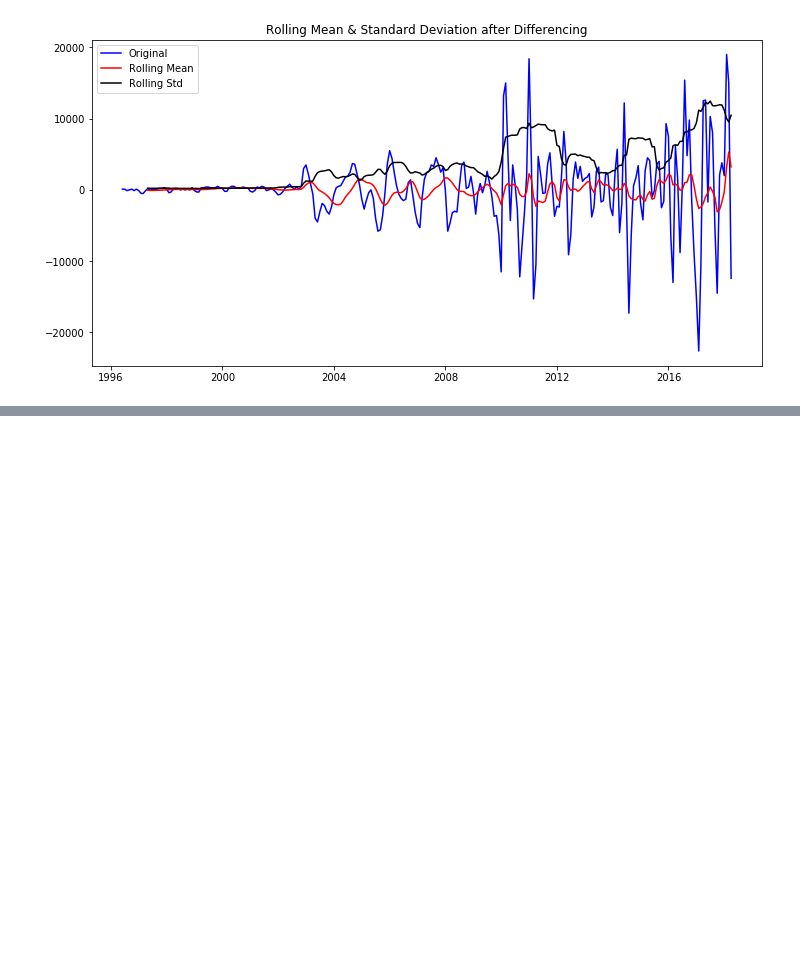
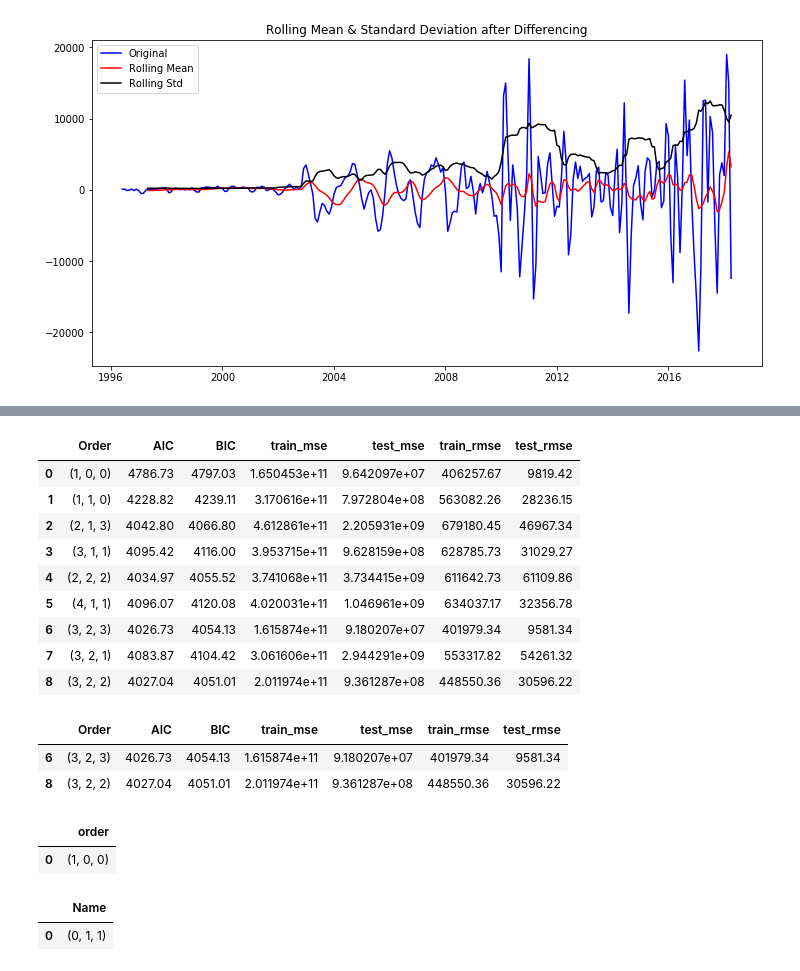
Before and after one commit to mcerow/TriState_Glory, a Jupyter notebook: Connecticut.ipynb, the cells around one changed output, grey strips where cells are left out. Cells and saved outputs as stored; diff of their text form; code cells hidden in the pictures; blank space fills up the shorter version.

```diff
--- a/Connecticut.ipynb
+++ b/Connecticut.ipynb
@@ -444,0 +560,58 @@ plt.show()
+# %%
+global first_zip_summary
+first_zip_summary = pd.DataFrame(columns = ['Order', 'AIC', 'BIC', 'train_mse', 'test_mse', 'train_rmse', 'test_rmse'])
+first_zip_summary
+
+orders = [(1, 0, 0), (1, 1, 0), (2, 1, 3), (3, 1, 1), (2, 2, 2), (4, 1, 1), (3, 2, 3), (3, 2, 1), (3, 2, 2)]
+
+def model_build(df, orders):
+    train = df[:'2015-04']
+    test = df['2015-05':]
+    for i in orders:
+        order = i
+#         print(order)
+        model = ARIMA(train, order=i)
+        fitted = model.fit(disp=-1)
+        train_fc, se, conf = fitted.forecast(229, alpha=0.05)
+        test_fc, se, conf = fitted.forecast(36, alpha=0.05)
+        aic = round(fitted.aic, 2)
+        bic = round(fitted.bic, 2)
+#         train_mape = round(np.mean(np.abs(train_fc - train.values)/np.abs(train.values)), 2) * 100
+#         test_mape = round(np.mean(np.abs(test_fc - test.values)/np.abs(test.values)), 2) * 100
+        train_mse = round(mean_squared_error(train.values, train_fc), 2)
+        test_mse = round(mean_squared_error(test.values, test_fc), 2)
+        train_rmse = round(np.sqrt(train_mse), 2)
+        test_rmse = round(np.sqrt(test_mse), 2)
+        global first_zip_summary
+        first_zip_summary = first_zip_summary.append({'Order': str(order), 'AIC': aic, 'BIC': bic,
+                                                      'train_mse': train_mse, 'test_mse': test_mse,
+                                                      'train_rmse': train_rmse, 'test_rmse': test_rmse,
+#                                                      'train_mape': train_mape, 'test_mape': test_mape
+                                                     },
+                                ignore_index=True)
+    return first_zip_summary
+
+#         print(i)
+#         print(fitted.summary())
+#         print("AIC: ", fitted.aic)
+#         print("Train: ", forecast_accuracy(train_predict[0], train.values))
+#         print("Test: ", forecast_accuracy(test_fc, test.values))
+# %%
+model_build(first_zip, orders)
+# %% [output]
+|  | Order | AIC | BIC | train_mse | test_mse | train_rmse | test_rmse |
+| 0 | (1, 0, 0) | 4786.73 | 4797.03 | 1.650453e+11 | 9.642097e+07 | 406257.67 | 9819.42 |
+| 1 | (1, 1, 0) | 4228.82 | 4239.11 | 3.170616e+11 | 7.972804e+08 | 563082.26 | 28236.15 |
+| 2 | (2, 1, 3) | 4042.80 | 4066.80 | 4.612861e+11 | 2.205931e+09 | 679180.45 | 46967.34 |
+| 3 | (3, 1, 1) | 4095.42 | 4116.00 | 3.953715e+11 | 9.628159e+08 | 628785.73 | 31029.27 |
+| 4 | (2, 2, 2) | 4034.97 | 4055.52 | 3.741068e+11 | 3.734415e+09 | 611642.73 | 61109.86 |
+| 5 | (4, 1, 1) | 4096.07 | 4120.08 | 4.020031e+11 | 1.046961e+09 | 634037.17 | 32356.78 |
+| 6 | (3, 2, 3) | 4026.73 | 4054.13 | 1.615874e+11 | 9.180207e+07 | 401979.34 | 9581.34 |
+| 7 | (3, 2, 1) | 4083.87 | 4104.42 | 3.061606e+11 | 2.944291e+09 | 553317.82 | 54261.32 |
+| 8 | (3, 2, 2) | 4027.04 | 4051.01 | 2.011974e+11 | 9.361287e+08 | 448550.36 | 30596.22 |
+# %%
+first_zip_summary.sort_values('AIC',axis=0,ascending=True)[:2]
+# %% [output]
+|  | Order | AIC | BIC | train_mse | test_mse | train_rmse | test_rmse |
+| 6 | (3, 2, 3) | 4026.73 | 4054.13 | 1.615874e+11 | 9.180207e+07 | 401979.34 | 9581.34 |
+| 8 | (3, 2, 2) | 4027.04 | 4051.01 | 2.011974e+11 | 9.361287e+08 | 448550.36 | 30596.22 |
@@ -444,0 +620,10 @@ plt.show()
+# %%
+df2.append({'order': str(orders[0])}, ignore_index=True)
+# %% [output]
+|  | order |
+| 0 | (1, 0, 0) |
+# %%
+dataframe.append({'Name': str((0,1,1))}, ignore_index=True)
+# %% [output]
+|  | Name |
+| 0 | (0, 1, 1) |
```
Also changed, not shown: parts of 19 cells of this notebook.
